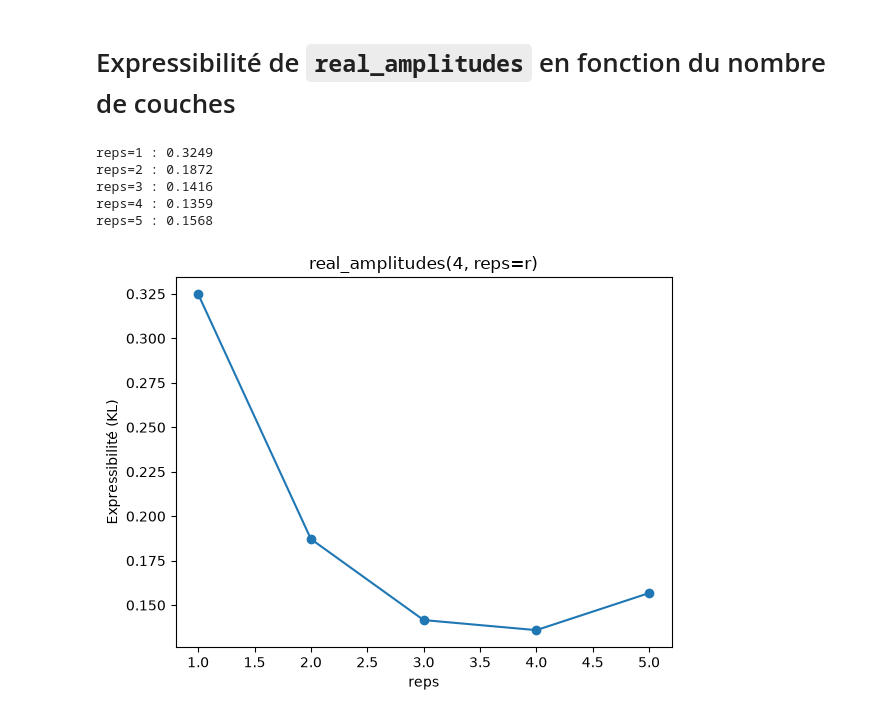
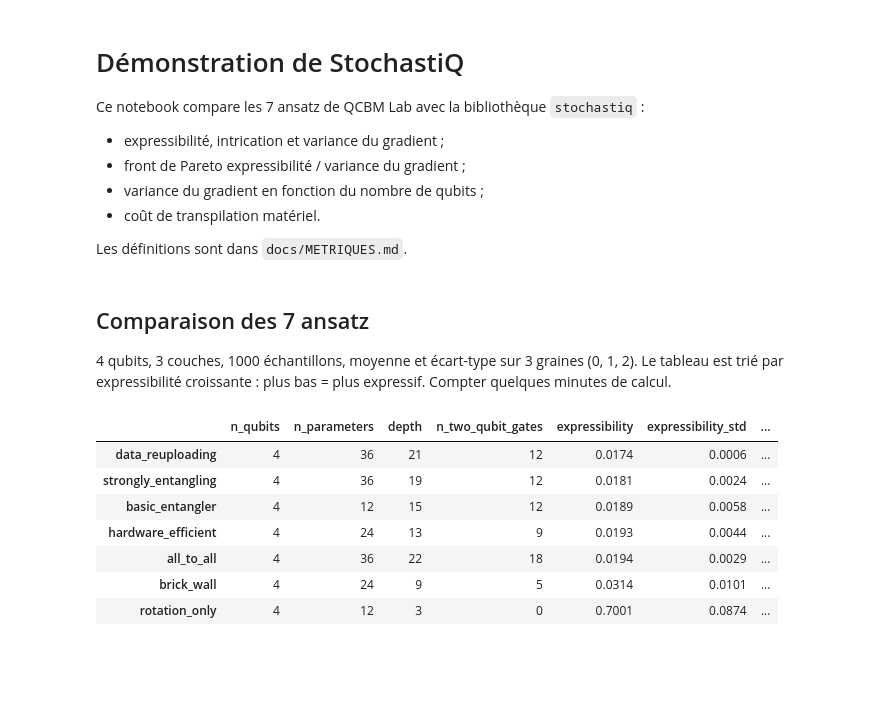
Before and after one commit to Ldvccc/StochastiQ_Lib, a Jupyter notebook: examples/demo.ipynb, the cells around one changed output. Drawn from its saved outputs; the diff is of its cells as text; code cells hidden in the pictures; blank space fills up the shorter version.

```diff
--- a/examples/demo.ipynb
+++ b/examples/demo.ipynb
@@ -1,26 +1,43 @@
 # %% [markdown]
-# Expressibilité de `real_amplitudes` en fonction du nombre de couches
+# Démonstration de StochastiQ
+
+Ce notebook compare les 7 ansatz de QCBM Lab avec la bibliothèque `stochastiq` :
+- expressibilité, intrication et variance du gradient ;
+- front de Pareto expressibilité / variance du gradient ;
+- variance du gradient en fonction du nombre de qubits ;
+- coût de transpilation matériel.
+
+Les définitions sont dans `docs/METRIQUES.md`.
 # %%
 import matplotlib.pyplot as plt
-from qiskit.circuit.library import real_amplitudes
+import pandas as pd
 
-from stochastiq import expressibility
+from stochastiq import (
+    build_ansatz,
+    compare,
+    fit_decay,
+    gradient_scaling,
+    hardware_cost,
+    list_ansatz,
+    pareto_front,
+)
+
+pd.set_option("display.width", 200)
+pd.set_option("display.max_columns", 20)
-# %%
-reps = list(range(1, 6))
-values = [expressibility(real_amplitudes(4, reps=r), n_samples=1000, seed=0) for r in reps]
-for r, v in zip(reps, values):
-    print(f"reps={r} : {v:.4f}")
-# %% [output]
-reps=1 : 0.3249
-reps=2 : 0.1872
-reps=3 : 0.1416
-reps=4 : 0.1359
-reps=5 : 0.1568
+# %% [markdown]
+## Comparaison des 7 ansatz
+
+4 qubits, 3 couches, 1000 échantillons, moyenne et écart-type sur 3 graines (0, 1, 2). Le tableau est trié par expressibilité croissante : plus bas = plus expressif. Compter quelques minutes de calcul.
 # %%
-plt.plot(reps, values, marker="o")
-plt.xlabel("reps")
-plt.ylabel("Expressibilité (KL)")
-plt.title("real_amplitudes(4, reps=r)")
-plt.show()
+circuits = {name: build_ansatz(name, 4, 3) for name in list_ansatz()}
+df = compare(circuits, n_samples=1000, seed=0, n_seeds=3)
+df.round(4)
 # %% [output]
-[figure, removed]
+|  | n_qubits | n_parameters | depth | n_two_qubit_gates | expressibility | expressibility_std | ... |
+| data_reuploading | 4 | 36 | 21 | 12 | 0.0174 | 0.0006 | ... |
+| strongly_entangling | 4 | 36 | 19 | 12 | 0.0181 | 0.0024 | ... |
+| basic_entangler | 4 | 12 | 15 | 12 | 0.0189 | 0.0058 | ... |
+| hardware_efficient | 4 | 24 | 13 | 9 | 0.0193 | 0.0044 | ... |
+| all_to_all | 4 | 36 | 22 | 18 | 0.0194 | 0.0029 | ... |
+| brick_wall | 4 | 24 | 9 | 5 | 0.0314 | 0.0101 | ... |
+| rotation_only | 4 | 12 | 3 | 0 | 0.7001 | 0.0874 | ... |
```
Also changed, not shown: parts of 8 cells of this notebook.
